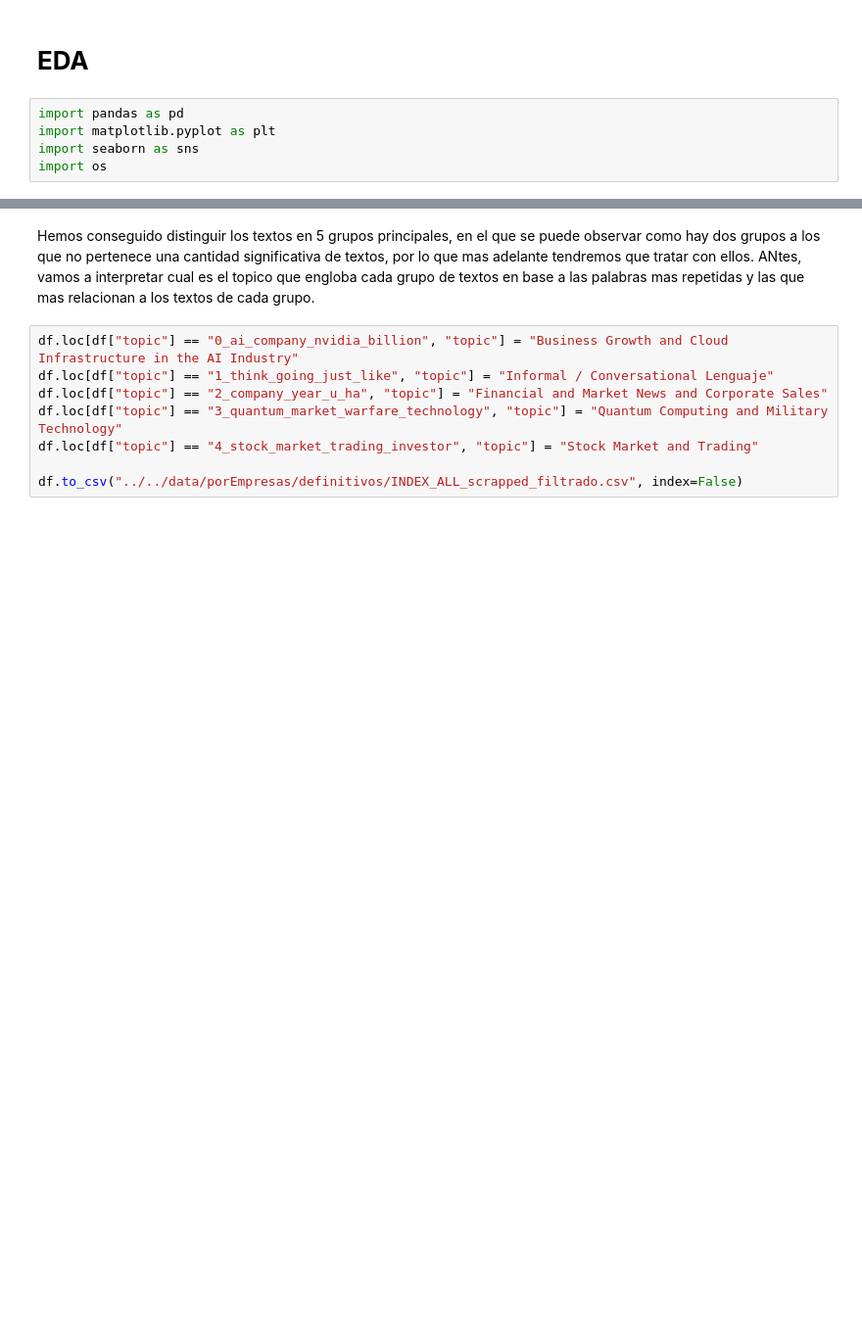
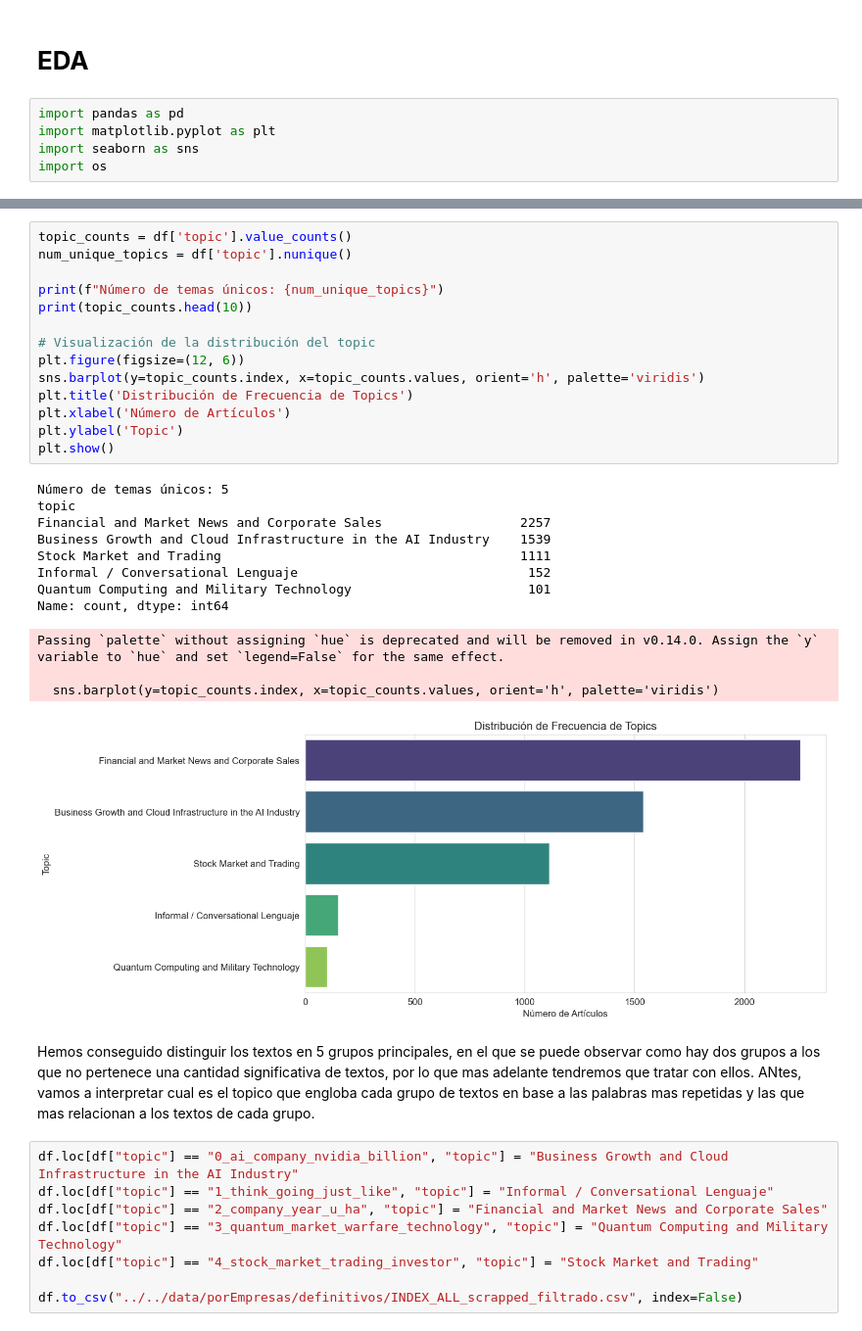
Before and after one commit to MateoPerezSuarez/FinTracker, a Jupyter notebook: src/Representacion_del_lenguaje/00_eda.ipynb, the cells around one changed output, grey strips where cells are left out. Shown at 98% size. Saved outputs shown, nothing was run; the diff lists cells and outputs as text; blank space fills up the shorter version.

```diff
--- a/src/Representacion_del_lenguaje/00_eda.ipynb
+++ b/src/Representacion_del_lenguaje/00_eda.ipynb
@@ -58,3 +127,30 @@ plt.show()
+# %%
+topic_counts = df['topic'].value_counts()
+num_unique_topics = df['topic'].nunique()
+
+print(f"Número de temas únicos: {num_unique_topics}")
+print(topic_counts.head(10))
+
+# Visualización de la distribución del topic
+plt.figure(figsize=(12, 6))
+sns.barplot(y=topic_counts.index, x=topic_counts.values, orient='h', palette='viridis')
+plt.title('Distribución de Frecuencia de Topics')
+plt.xlabel('Número de Artículos')
+plt.ylabel('Topic')
+plt.show()
+# %% [output]
+Número de temas únicos: 5
+topic
+Financial and Market News and Corporate Sales                  2257
+Business Growth and Cloud Infrastructure in the AI Industry    1539
+Stock Market and Trading                                       1111
+Informal / Conversational Lenguaje                              152
+Quantum Computing and Military Technology                       101
+Name: count, dtype: int64
+Passing `palette` without assigning `hue` is deprecated and will be removed in v0.14.0. Assign the `y` variable to `hue` and set `legend=False` for the same effect.
+
+  sns.barplot(y=topic_counts.index, x=topic_counts.values, orient='h', palette='viridis')
+[figure, added]
 # %% [markdown]
 Hemos conseguido distinguir los textos en 5 grupos principales, en el que se puede observar como hay dos grupos a los que no pertenece una cantidad significativa de textos, por lo que mas adelante tendremos que tratar con ellos. ANtes, vamos a interpretar cual es el topico que engloba cada grupo de textos en base a las palabras mas repetidas y las que mas relacionan a los textos de cada grupo.
 # %%
```
Also changed, not shown: parts of 12 cells of this notebook, 7 other files.
